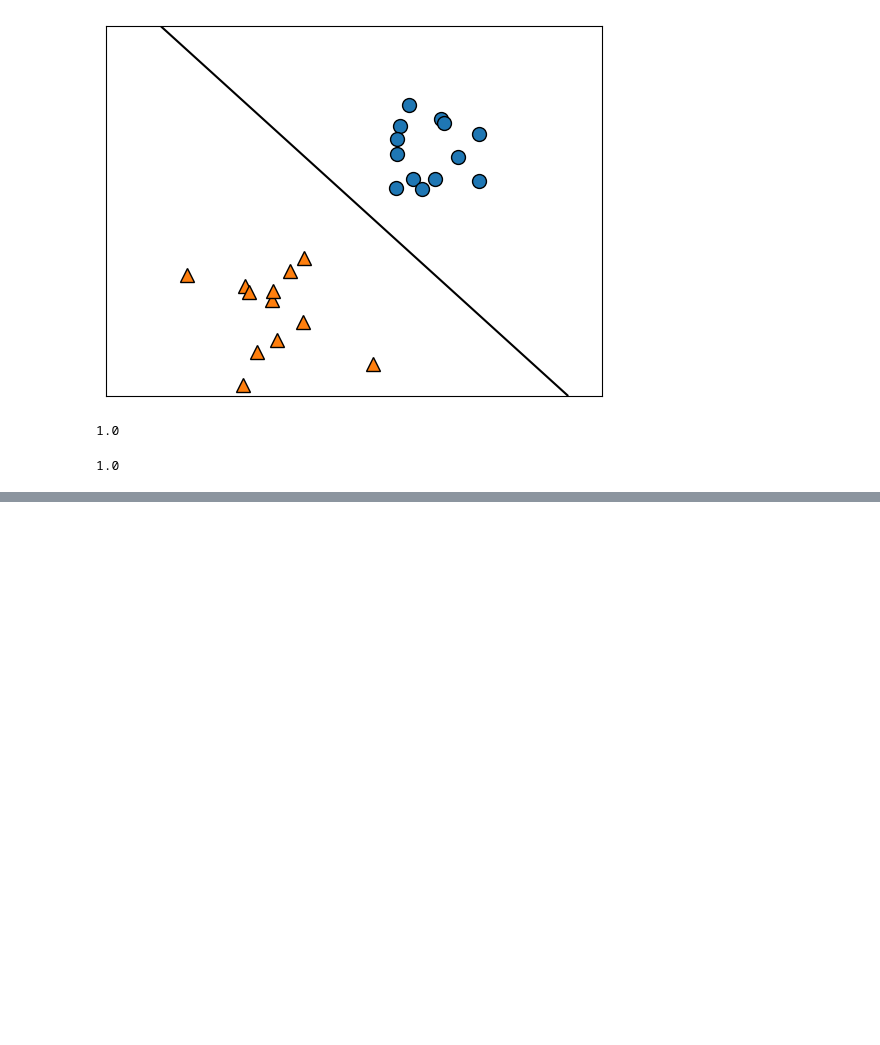
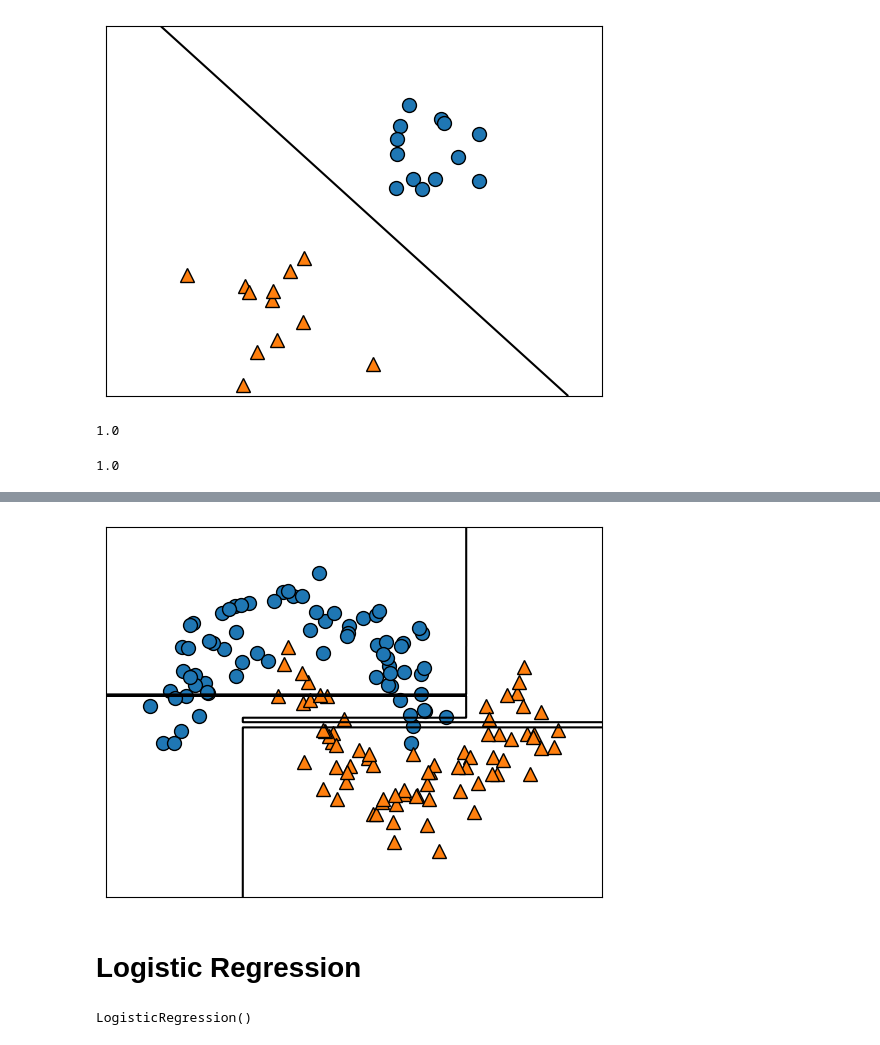
Before and after one commit to syedmahmoodiagents/gct, a Jupyter notebook: 26July/LogisticRegression.ipynb, the cells around one changed output, grey strips where cells are left out. Cells and saved outputs as stored; diff of their text form; code cells hidden in the pictures; blank space fills up the shorter version.

```diff
--- a/26July/LogisticRegression.ipynb
+++ b/26July/LogisticRegression.ipynb
@@ -109,0 +126,2 @@ accuracy_score(t_test, yp_test)
+# %%
+xxtrain, xxtest, yytrain, yytest = train_test_split(xx, tt)
@@ -109,0 +137,12 @@ accuracy_score(t_test, yp_test)
+# %%
+mg.discrete_scatter(xxtrain[:,0], xxtrain[:,1], yytrain)
+mg.plots.plot_2d_separator(modtr, xxtrain)
+# %% [output]
+[figure, added]
+# %% [markdown]
+# Logistic Regression
+# %%
+modlog = LogisticRegression()
+modlog.fit(xxtrain, yytrain)
+# %% [output]
+LogisticRegression()
```
Also changed, not shown: parts of 17 cells of this notebook.
